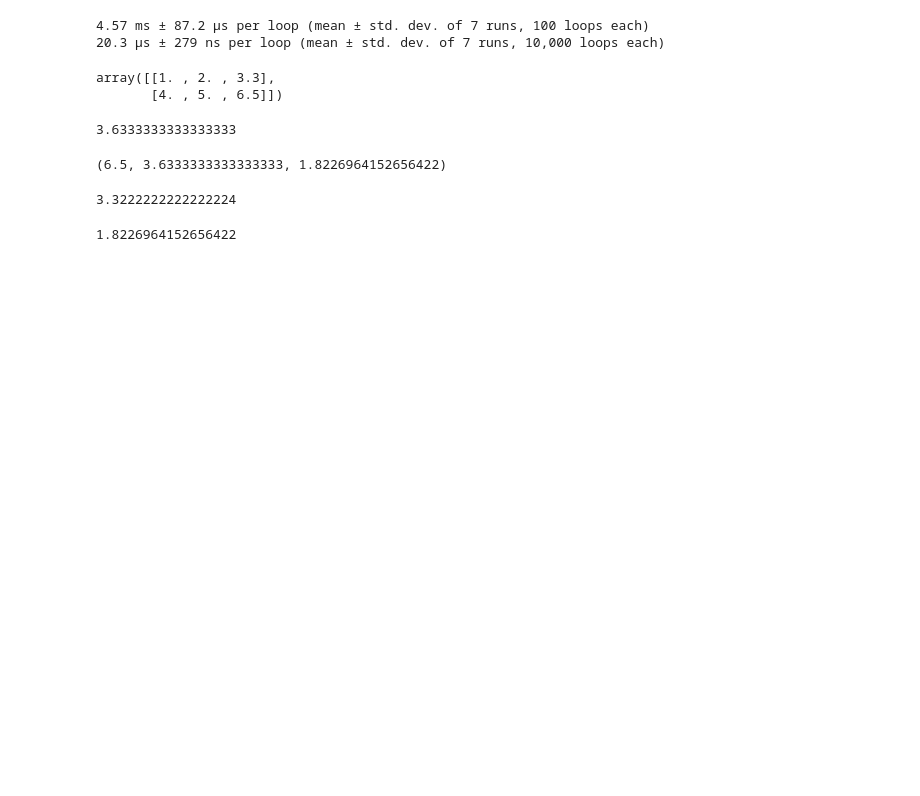
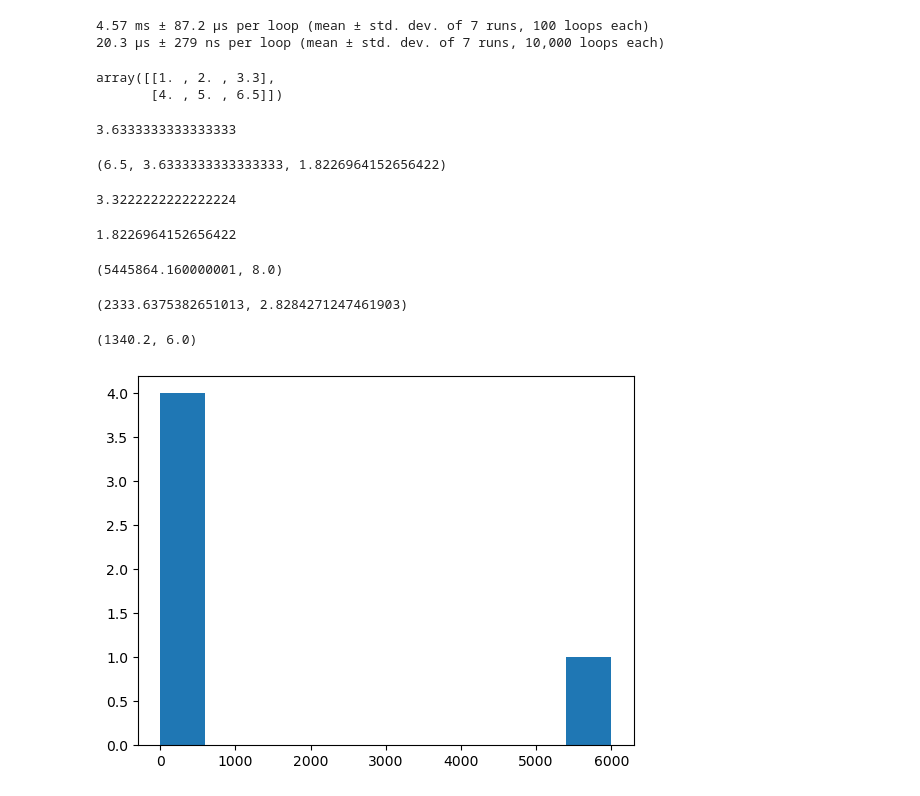
Before and after one commit to judgemongcal/ztm-machine-learning-course, a Jupyter notebook: introduction-to-numpy.ipynb, the cells around one changed output. Saved outputs shown, nothing was run; the diff lists cells and outputs as text; code cells hidden in the pictures; blank space fills up the shorter version.

```diff
--- a/introduction-to-numpy.ipynb
+++ b/introduction-to-numpy.ipynb
@@ -404,3 +404,26 @@ np.var(a2)
 np.sqrt(np.var(a2))
 # %% [output]
 1.8226964152656422
+# %%
+# Demo of std and var
+high_var = np.array([1,100,200,400,6000])
+low_var = np.array([2,4,6,8,10])
+# %%
+np.var(high_var), np.var(low_var)
+# %% [output]
+(5445864.160000001, 8.0)
+# %%
+np.std(high_var), np.std(low_var)
+# %% [output]
+(2333.6375382651013, 2.8284271247461903)
+# %%
+np.mean(high_var), np.mean(low_var)
+# %% [output]
+(1340.2, 6.0)
+# %%
+%matplotlib inline
+import matplotlib.pyplot as plt
+plt.hist(high_var)
+plt.show()
+# %% [output]
+[figure, added]
```
Also changed, not shown: parts of 12 cells of this notebook.
